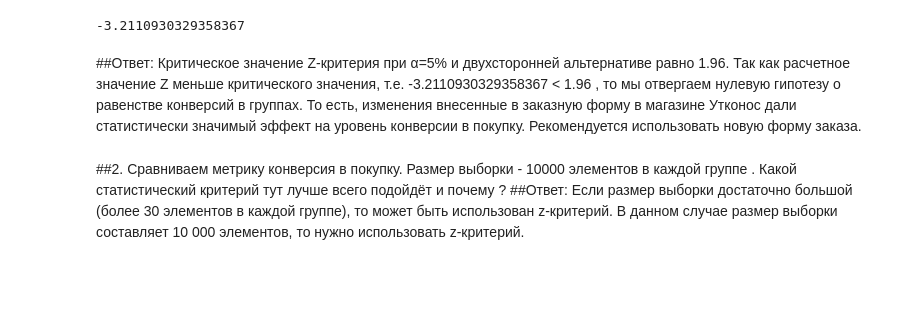
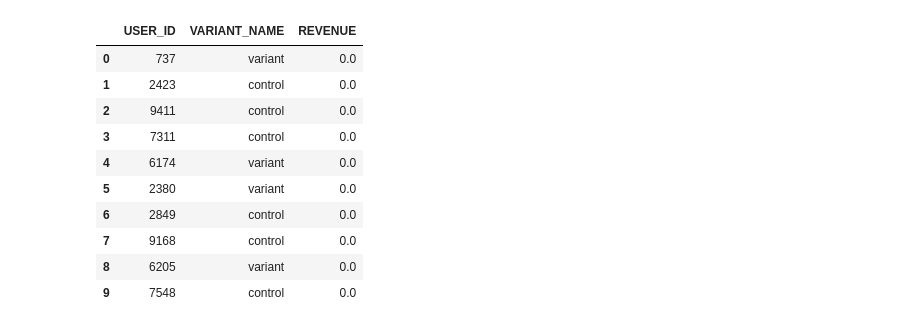
Before and after one commit to Natalycat86/2210, a Jupyter notebook: Untitled22.ipynb, the cells around one changed output. Cells and saved outputs as stored; diff of their text form; code cells hidden in the pictures; blank space fills up the shorter version.

```diff
--- a/Untitled22.ipynb
+++ b/Untitled22.ipynb
@@ -23,27 +2,0 @@ from math import sqrt
-# %%
-p1 = 164 / 15550
-
-p2 = 228 / 15550
-
-n1 = 164
-
-n2 = 228
-
-N1 = 15550
-
-N2 = N1
-
-p =  (n1 * p1 + n2 * p2) / (n1 + n2)
-
-Z = (p1 - p2) / sqrt(p * (1 - p) * (1/N1 + 1/N2))
-Z
-# %% [output]
--3.2110930329358367
-# %% [markdown]
-##Ответ:
-Критическое значение Z-критерия при α=5% и двухсторонней альтернативе равно 1.96. Так как расчетное значение Z меньше критического значения, т.е. -3.2110930329358367 < 1.96 , то мы отвергаем нулевую гипотезу о равенстве конверсий в группах. То есть, изменения внесенные в заказную форму в магазине Утконос дали статистически значимый эффект на уровень конверсии в покупку. Рекомендуется использовать новую форму заказа.
-# %% [markdown]
-##2.
-Сравниваем метрику конверсия в покупку. Размер выборки - 10000 элементов в каждой группе . Какой статистический критерий тут лучше всего подойдёт и почему ?
-##Ответ:
-Если размер выборки достаточно большой (более 30 элементов в каждой группе), то может быть использован z-критерий. В данном случае размер выборки составляет 10 000 элементов, то нужно использовать z-критерий.
@@ -49,0 +19,15 @@ Z
+# %%
+df = pd.read_excel('/content/sample_data/AB_Test_Results.xlsx')
+df.head(10)
+# %% [output]
+|  | USER_ID | VARIANT_NAME | REVENUE |
+| 0 | 737 | variant | 0.0 |
+| 1 | 2423 | control | 0.0 |
+| 2 | 9411 | control | 0.0 |
+| 3 | 7311 | control | 0.0 |
+| 4 | 6174 | variant | 0.0 |
+| 5 | 2380 | variant | 0.0 |
+| 6 | 2849 | control | 0.0 |
+| 7 | 9168 | control | 0.0 |
+| 8 | 6205 | variant | 0.0 |
+| 9 | 7548 | control | 0.0 |
```
Also changed, not shown: parts of 28 cells of this notebook.
